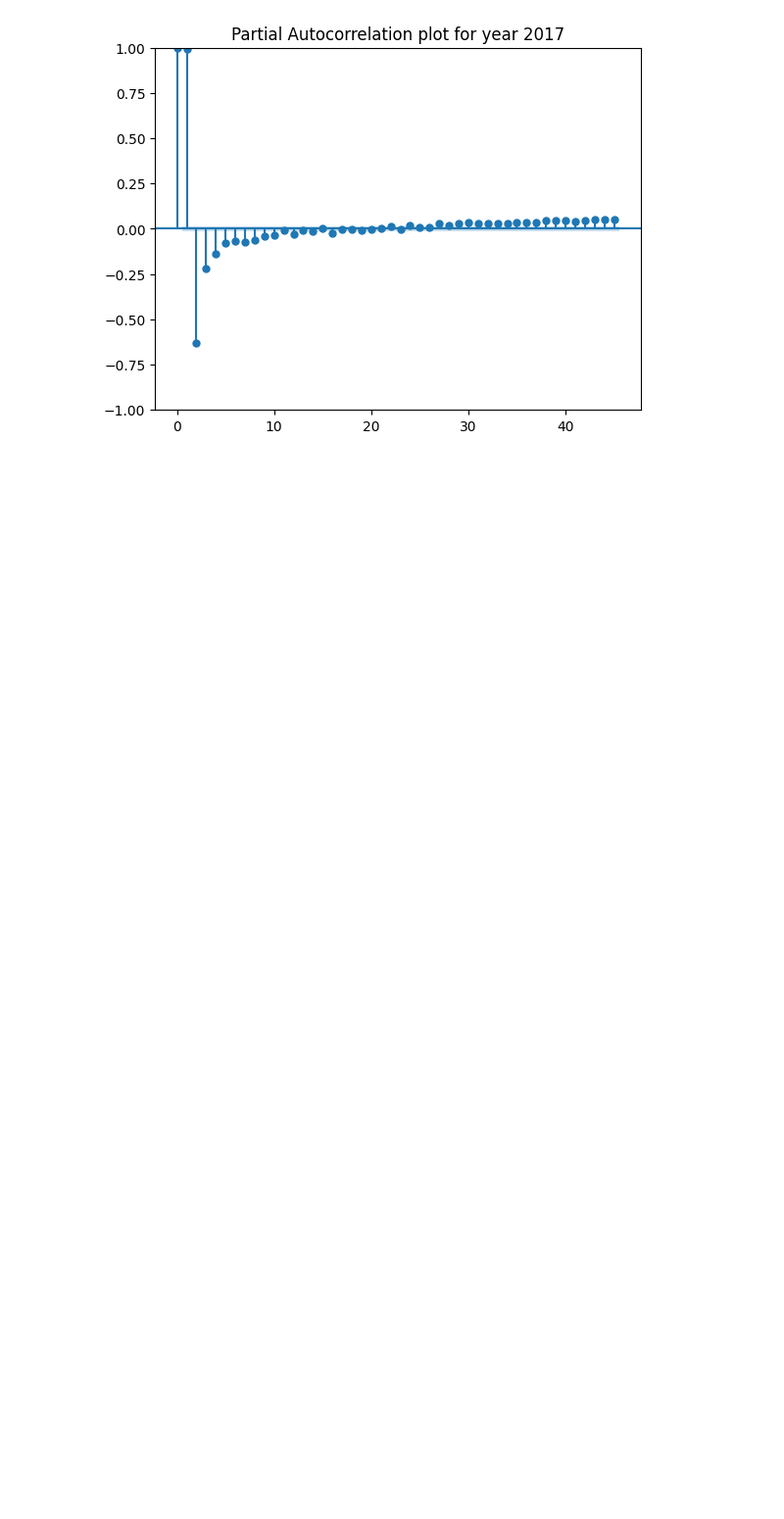
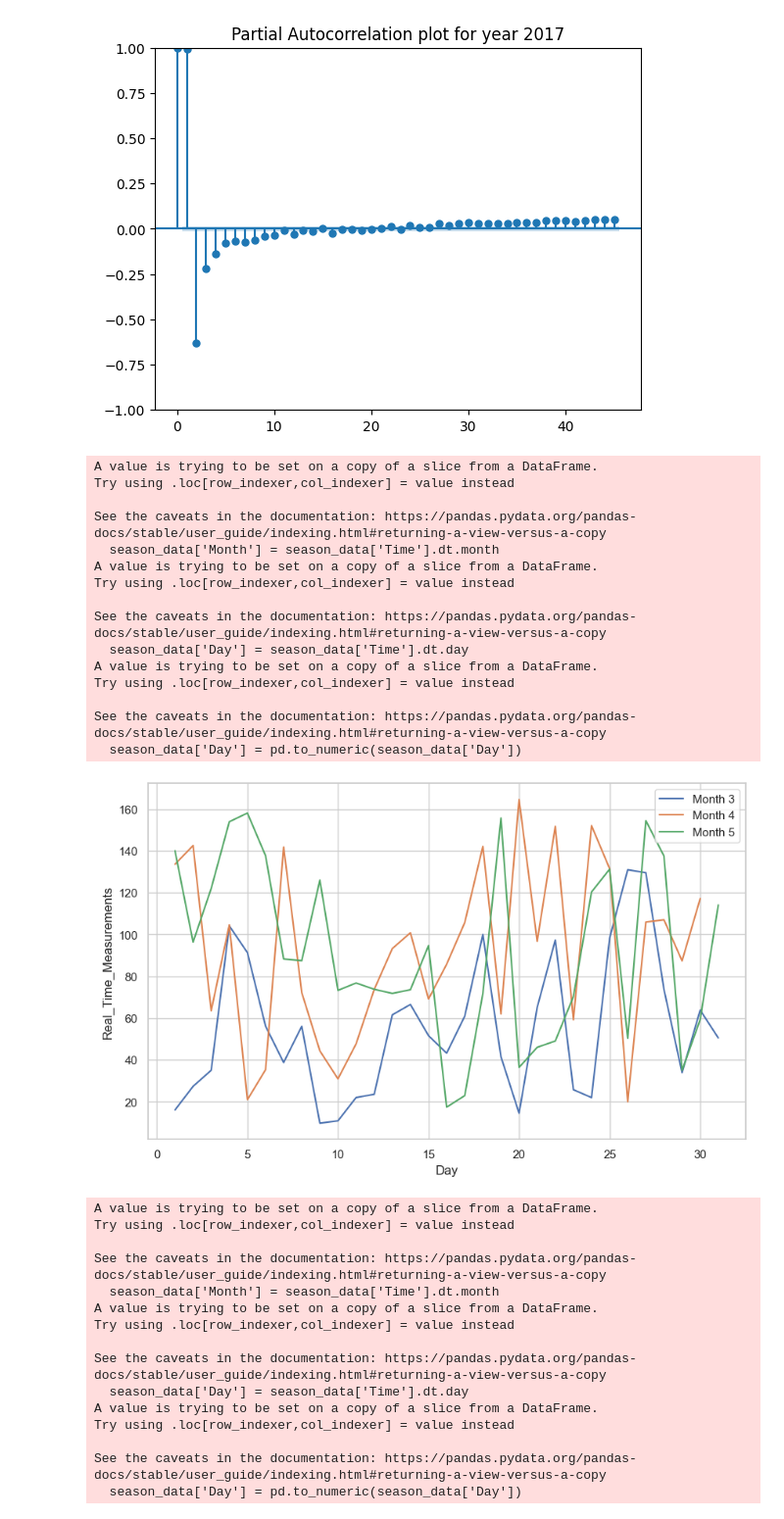
Before and after one commit to buntueng/R-PV-Forecasting, a Jupyter notebook: time_series_check.ipynb, the cells around one changed output. Shown at 98% size. Saved outputs shown, nothing was run; the diff lists cells and outputs as text; code cells hidden in the pictures; blank space fills up the shorter version.

Commit message:
add plot mean for each season

```diff
--- a/time_series_check.ipynb
+++ b/time_series_check.ipynb
@@ -119,3 +119,60 @@ yearly_data = {year: filter_by_year_and_season(df, year) for year in range(2012,
 
 # Show sample data for year 2012
 # yearly_data[2012]['Winter'].head()
+# %%
+import seaborn as sns
+
+def plot_seasonal_data(df, year, season, months):
+    data_year = df[df['Time'].dt.year == year]
+    season_data = data_year[data_year['Season'] == season]
+    season_data['Month'] = season_data['Time'].dt.month
+    season_data['Day'] = season_data['Time'].dt.day
+    season_data['Day'] = pd.to_numeric(season_data['Day'])
+    season_data = season_data.groupby(['Month', 'Day']).agg({'Real_Time_Measurement_MW': 'mean'}).reset_index()
+
+    plt.figure(figsize=(10, 6))
+    for month in months:
+        data_month = season_data[season_data['Month'] == month]
+        sns.lineplot(x='Day', y='Real_Time_Measurement_MW', data=data_month, label=f'Month {month}')
+    plt.xlabel('Day')
+    plt.ylabel('Real_Time_Measurements')
+    plt.legend(loc='upper right')
+    plt.show()
+
+# Plot for each season in 2013
+plot_seasonal_data(df, 2013, 'Spring', [3, 4, 5])
+plot_seasonal_data(df, 2013, 'Summer', [6, 7, 8])
+plot_seasonal_data(df, 2013, 'Autumn', [9, 10, 11])
+plot_seasonal_data(df, 2013, 'Winter', [1, 2, 12])
+# %% [output]
+A value is trying to be set on a copy of a slice from a DataFrame.
+Try using .loc[row_indexer,col_indexer] = value instead
+
+See the caveats in the documentation: https://pandas.pydata.org/pandas-docs/stable/user_guide/indexing.html#returning-a-view-versus-a-copy
+  season_data['Month'] = season_data['Time'].dt.month
+A value is trying to be set on a copy of a slice from a DataFrame.
+Try using .loc[row_indexer,col_indexer] = value instead
+
+See the caveats in the documentation: https://pandas.pydata.org/pandas-docs/stable/user_guide/indexing.html#returning-a-view-versus-a-copy
+  season_data['Day'] = season_data['Time'].dt.day
+A value is trying to be set on a copy of a slice from a DataFrame.
+Try using .loc[row_indexer,col_indexer] = value instead
+
+See the caveats in the documentation: https://pandas.pydata.org/pandas-docs/stable/user_guide/indexing.html#returning-a-view-versus-a-copy
+  season_data['Day'] = pd.to_numeric(season_data['Day'])
+[figure, added]
+A value is trying to be set on a copy of a slice from a DataFrame.
+Try using .loc[row_indexer,col_indexer] = value instead
+
+See the caveats in the documentation: https://pandas.pydata.org/pandas-docs/stable/user_guide/indexing.html#returning-a-view-versus-a-copy
+  season_data['Month'] = season_data['Time'].dt.month
+A value is trying to be set on a copy of a slice from a DataFrame.
+Try using .loc[row_indexer,col_indexer] = value instead
+
+See the caveats in the documentation: https://pandas.pydata.org/pandas-docs/stable/user_guide/indexing.html#returning-a-view-versus-a-copy
+  season_data['Day'] = season_data['Time'].dt.day
+A value is trying to be set on a copy of a slice from a DataFrame.
+Try using .loc[row_indexer,col_indexer] = value instead
+
+See the caveats in the documentation: https://pandas.pydata.org/pandas-docs/stable/user_guide/indexing.html#returning-a-view-versus-a-copy
+  season_data['Day'] = pd.to_numeric(season_data['Day'])
```
Also changed, not shown: parts of 1 cell of this notebook.
